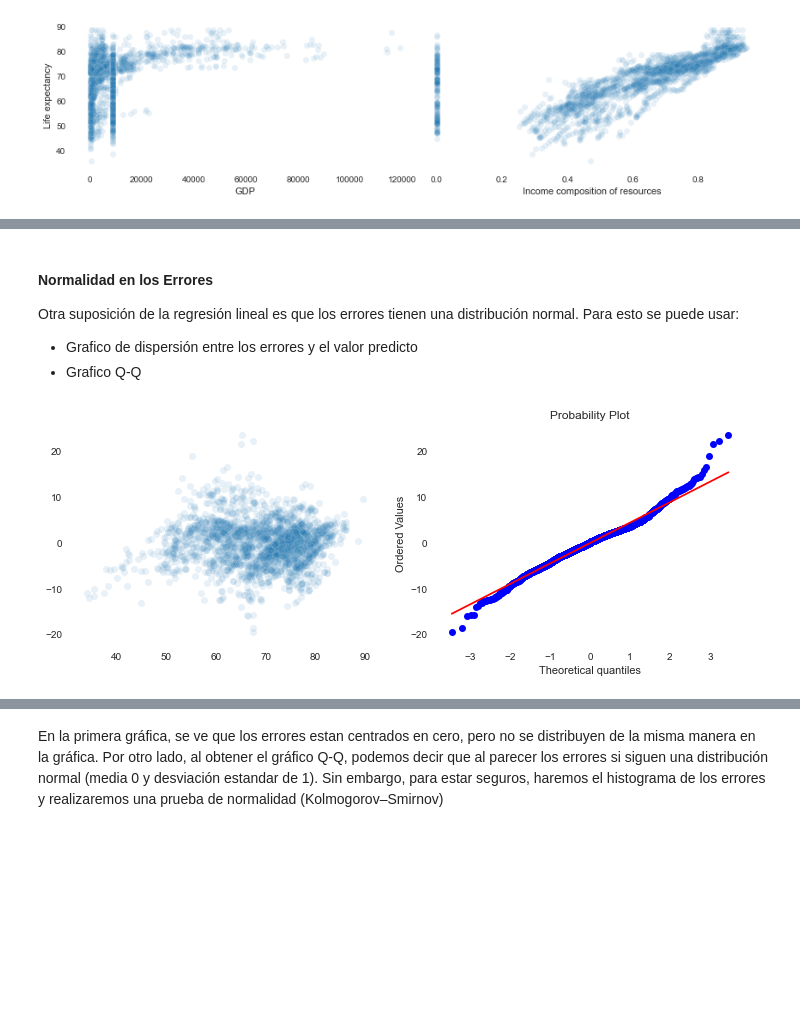
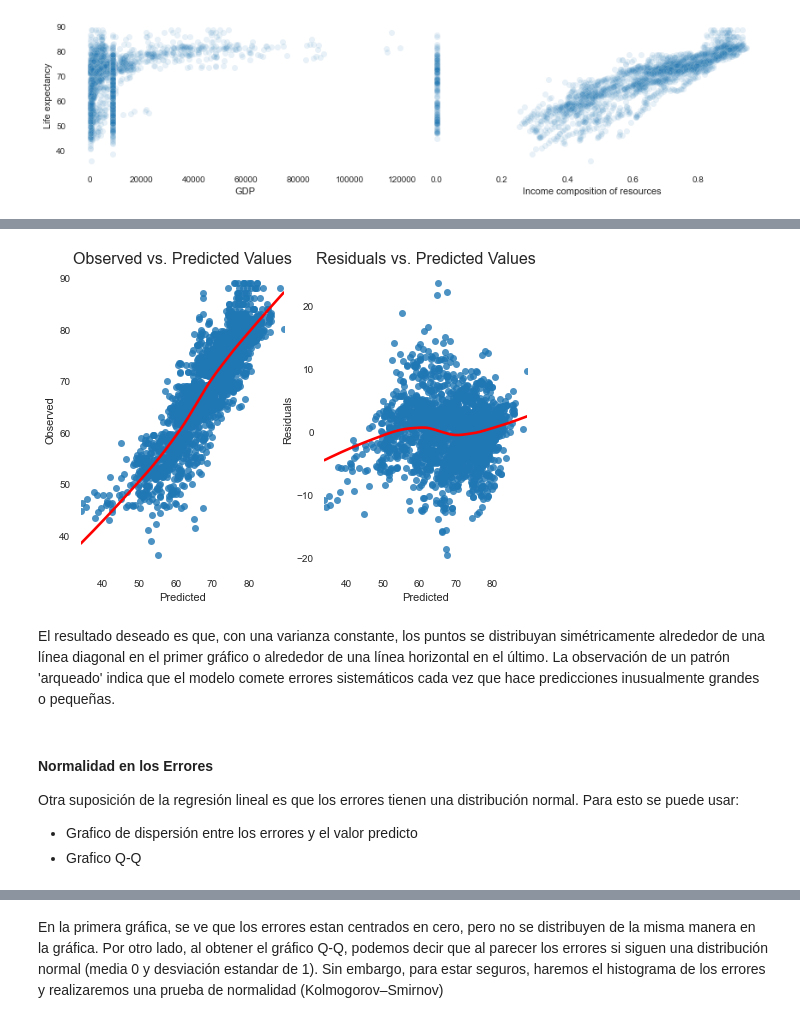
Before and after one commit to sofiaalvarezlopez/BI-Lab3, a Jupyter notebook: Lab3-BI.ipynb, the cells around one changed output, grey strips where cells are left out. Saved outputs shown, nothing was run; the diff lists cells and outputs as text; code cells hidden in the pictures; blank space fills up the shorter version.

```diff
--- a/Lab3-BI.ipynb
+++ b/Lab3-BI.ipynb
@@ -796,3 +794,21 @@ sns.pairplot(datos, height=3, aspect = 2, y_vars = 'Life expectancy', x_vars = s
 [figure]
 # %%
 # hacer algo respecto a esto ....
+# %%
+for col in selected_cols2:
+    X = datos[[col]].copy()
+    X2 = datos[[col]].copy()
+    col_name2 = col + str(2)
+    X2[col_name2] = X[col]**2
+    X[col_name2] = X[col]
+
+    model = [('initial',ColumnTransformer([("selector", 'passthrough',[col_name2])])),
+             ('imputer', SimpleImputer(missing_values = np.nan, strategy='median')),
+             ('scaler', MinMaxScaler()),
+             ('model',LinearRegression())]
+
+    p_temp = Pipeline(model)
+
+    p_temp = p_temp.fit(X,y)
+    p_temp2 = p_temp.fit(X2,y)
+    print(f"{col}: {p_temp.score(X,y)}", p_temp2.score(X2,y))
@@ -799,3 +824,33 @@ sns.pairplot(datos, height=3, aspect = 2, y_vars = 'Life expectancy', x_vars = s
+# %%
+X=datos[selected_cols2]
+def linearity_test(model, y, X):
+    '''
+    Function for visually inspecting the assumption of linearity in a linear regression model.
+    It plots observed vs. predicted values and residuals vs. predicted values.
+
+    Args:
+    * model - fitted OLS model from statsmodels
+    * y - observed values
+    '''
+    fitted_vals = model.predict(X)
+    resids = (fitted_vals - y)
+
+    fig, ax = plt.subplots(1,2)
+
+    sns.regplot(x=fitted_vals, y=y, lowess=True, ax=ax[0], line_kws={'color': 'red'})
+    ax[0].set_title('Observed vs. Predicted Values', fontsize=16)
+    ax[0].set(xlabel='Predicted', ylabel='Observed')
+
+    sns.regplot(x=fitted_vals, y=resids, lowess=True, ax=ax[1], line_kws={'color': 'red'})
+    ax[1].set_title('Residuals vs. Predicted Values', fontsize=16)
+    ax[1].set(xlabel='Predicted', ylabel='Residuals')
+
+linearity_test(p2, y, X)
+# %% [output]
+[figure, added]
+# %% [markdown]
+El resultado deseado es que, con una varianza constante, los puntos se distribuyan simétricamente alrededor de una línea diagonal en el primer gráfico o alrededor de una línea horizontal en el último.
+La observación de un patrón 'arqueado' indica que el modelo comete errores sistemáticos cada vez que hace predicciones inusualmente grandes o pequeñas.
 # %% [markdown]
 #### Normalidad en los Errores
 
@@ -804,18 +859,14 @@ Otra suposición de la regresión lineal es que los errores tienen una distribuc
 * Grafico de dispersión entre los errores y el valor predicto
 * Grafico Q-Q
 # %%
-X = datos.drop('Life expectancy', axis = 1)
-y = datos['Life expectancy']
+def grafica_normalidad_errores(p2, X, y):
+        # Calculamos los errores
+    errors = (p2.predict(X) - y).values
 
-# Calculamos los errores
-errors = (p2.predict(X) - y).values
+    fig, axes = plt.subplots(1, 2, figsize = (12,4))
 
-fig, axes = plt.subplots(1, 2, figsize = (12,4))
+    # Dispersión
+    sns.scatterplot(x = p2.predict(X), y = errors, alpha = 0.1, ax = axes[0])
 
-# Dispersión
-sns.scatterplot(x = p2.predict(X), y = errors, alpha = 0.1, ax = axes[0])
-
-# q-q plot
-_ = stats.probplot(errors, dist="norm", plot=axes[1])
+    # q-q plot
+    _ = stats.probplot(errors, dist="norm", plot=axes[1])
-# %% [output]
-[figure, removed]
```
Also changed, not shown: parts of 22 cells of this notebook.
